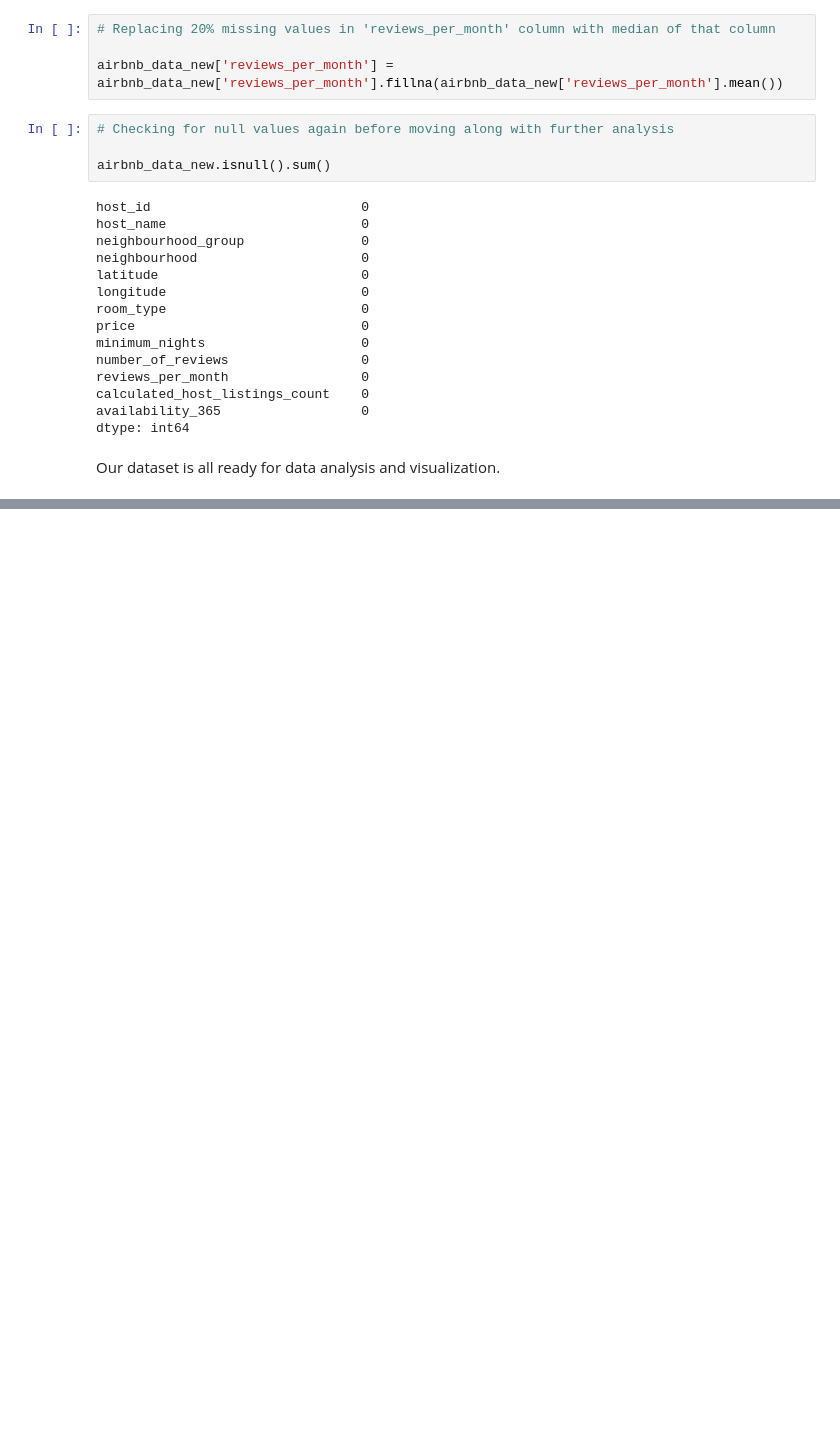
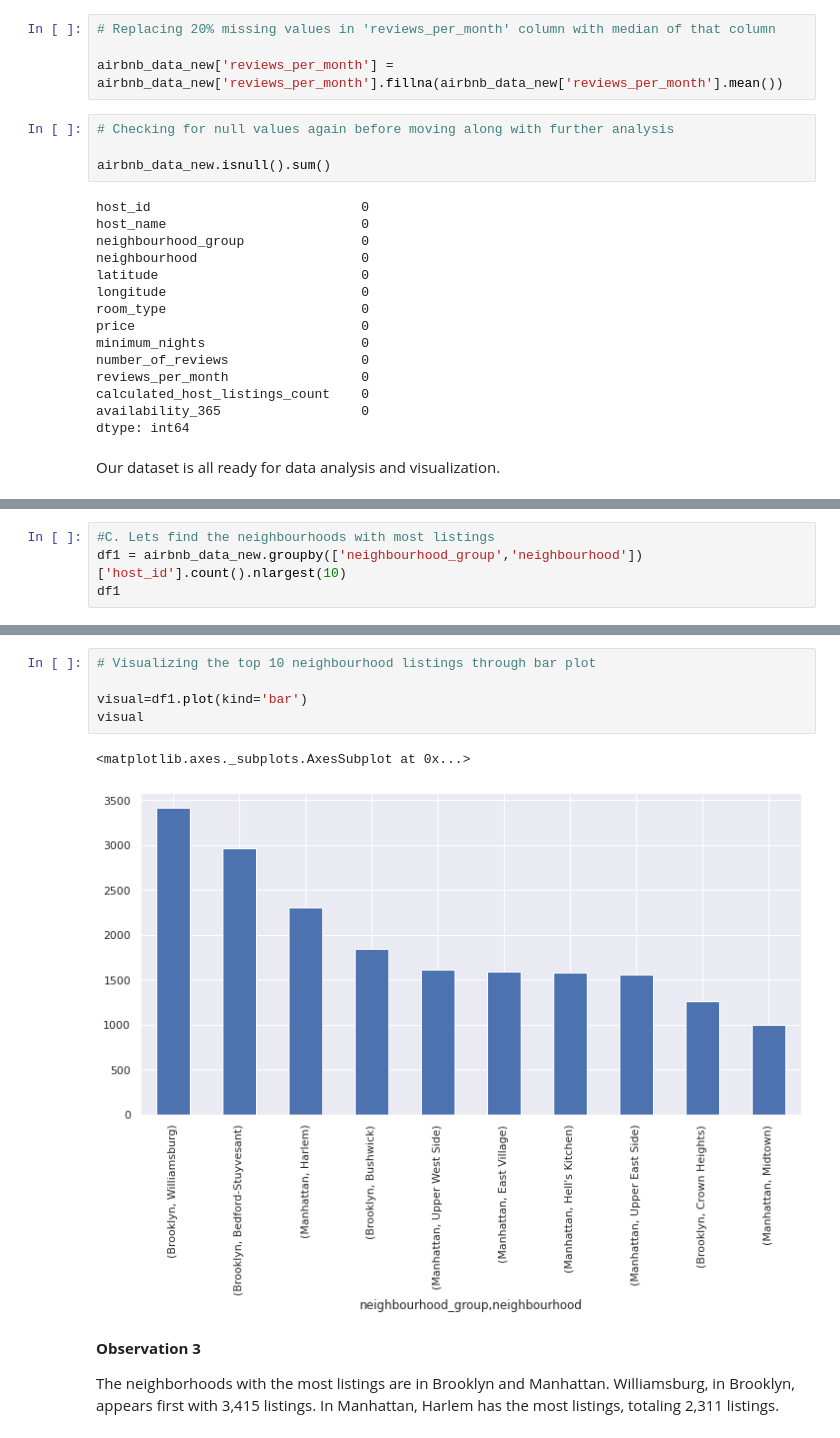
Before and after one commit to Rajat-Sri/Capstone-1-EDA-on-Airbnb-Dataset, a Jupyter notebook: Airbnb_Dataset_Analysis_Rajat_Srivastava_.ipynb, the cells around one changed output, grey strips where cells are left out. Cells and saved outputs as stored; diff of their text form; blank space fills up the shorter version.

```diff
--- a/Airbnb_Dataset_Analysis_Rajat_Srivastava_.ipynb
+++ b/Airbnb_Dataset_Analysis_Rajat_Srivastava_.ipynb
@@ -272,0 +339,4 @@ Our dataset is all ready for data analysis and visualization.
+# %%
+#C. Lets find the neighbourhoods with most listings
+df1 = airbnb_data_new.groupby(['neighbourhood_group','neighbourhood'])['host_id'].count().nlargest(10)
+df1
@@ -272,0 +356,12 @@ Our dataset is all ready for data analysis and visualization.
+# %%
+# Visualizing the top 10 neighbourhood listings through bar plot
+
+visual=df1.plot(kind='bar')
+visual
+# %% [output]
+<matplotlib.axes._subplots.AxesSubplot at 0x...>
+[figure, added]
+# %% [markdown]
+**Observation 3**
+
+The neighborhoods with the most listings are in Brooklyn and Manhattan. Williamsburg, in Brooklyn, appears first with 3,415 listings. In Manhattan, Harlem has the most listings, totaling 2,311 listings.
```
Also changed, not shown: parts of 9 cells of this notebook.
